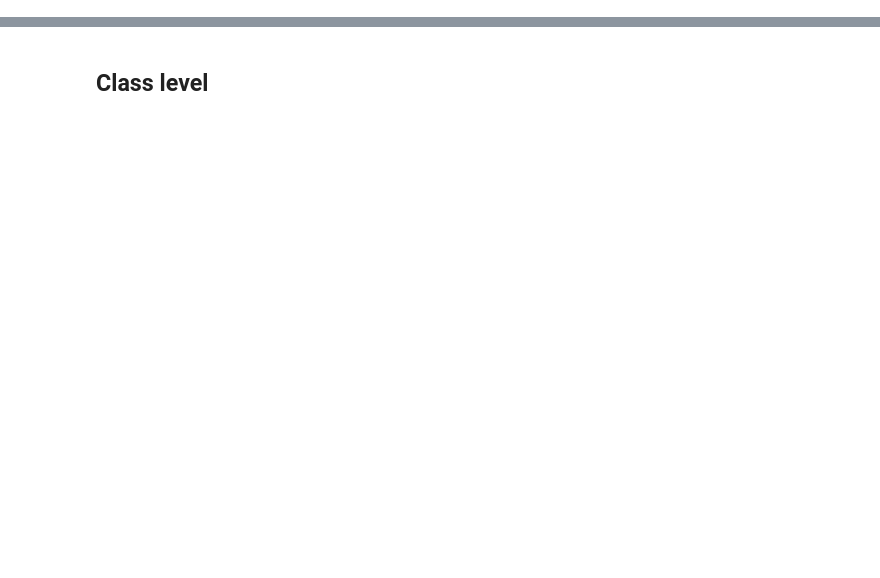
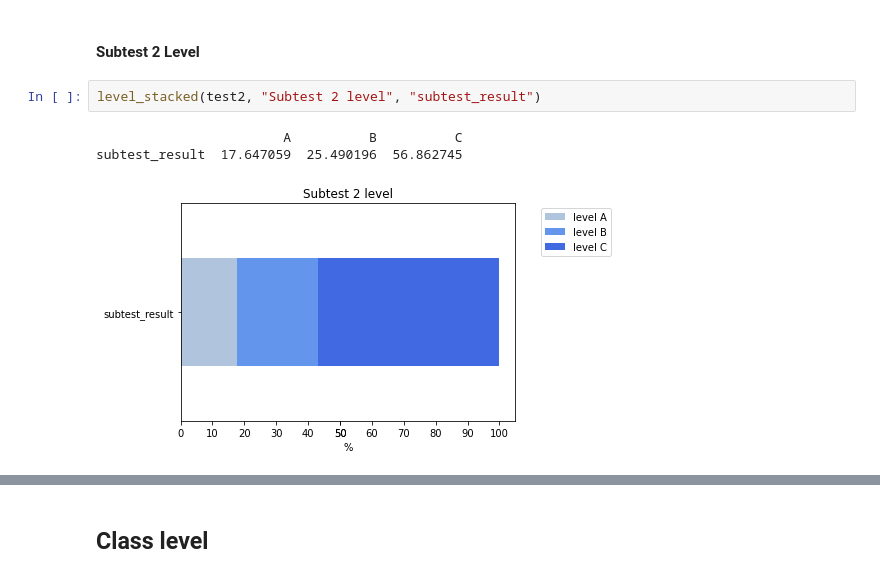
Before and after one commit to imkeines/tiria_data, a Jupyter notebook: Data_EDA.ipynb, the cells around one changed output, grey strips where cells are left out. Cells and saved outputs as stored; diff of their text form; blank space fills up the shorter version.

```diff
--- a/Data_EDA.ipynb
+++ b/Data_EDA.ipynb
@@ -151,0 +128,8 @@ Test 4:  -0.5491691547746674
+# %% [markdown]
+#### Subtest 2 Level
+# %%
+level_stacked(test2, "Subtest 2 level", "subtest_result")
+# %% [output]
+                        A          B          C
+subtest_result  17.647059  25.490196  56.862745
+[figure, added]
```
Also changed, not shown: parts of 74 cells of this notebook, 2 other files.
